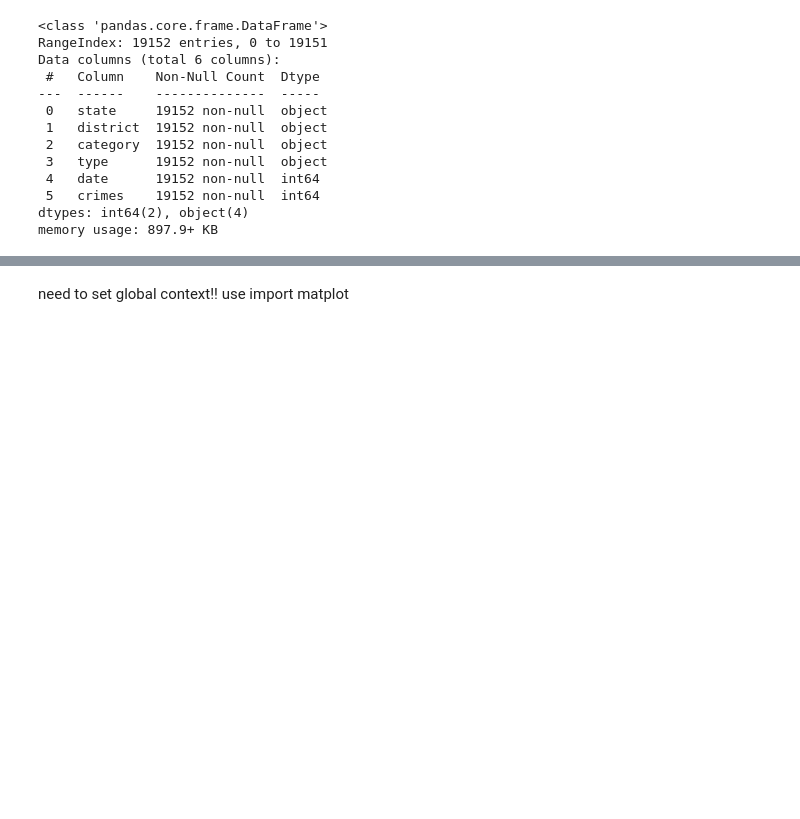
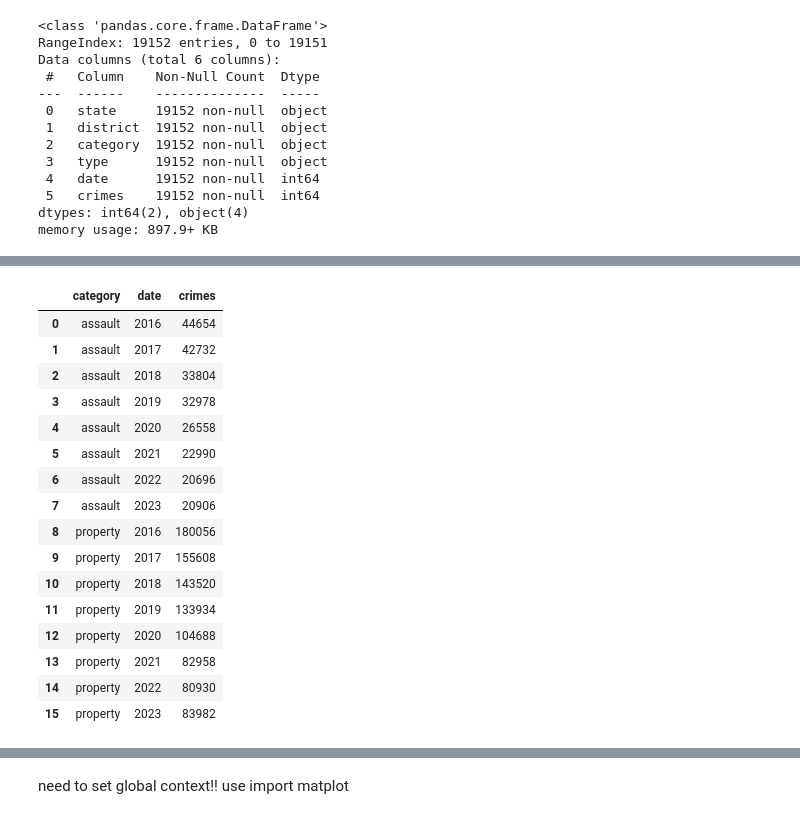
Before and after one commit to noorhzrh/Daily-Practice, a Jupyter notebook: Day 19 - advanced visualisation/my_mini_project.ipynb, the cells around one changed output, grey strips where cells are left out. Saved outputs shown, nothing was run; the diff lists cells and outputs as text; code cells hidden in the pictures; blank space fills up the shorter version.

```diff
--- a/Day 19 - advanced visualisation/my_mini_project.ipynb
+++ b/Day 19 - advanced visualisation/my_mini_project.ipynb
@@ -86,4 +76,23 @@ malaysia_df
 # %%
-crime_counts = (malaysia_df.groupby(['category','date'])['crimes'].sum().reset_index())
-# groupby date and category
+crime_countsdf = (malaysia_df.groupby(['category','date'])['crimes'].sum().reset_index())
+crime_countsdf
+# crimes are groupby date and category
+# %% [output]
+|  | category | date | crimes |
+| 0 | assault | 2016 | 44654 |
+| 1 | assault | 2017 | 42732 |
+| 2 | assault | 2018 | 33804 |
+| 3 | assault | 2019 | 32978 |
+| 4 | assault | 2020 | 26558 |
+| 5 | assault | 2021 | 22990 |
+| 6 | assault | 2022 | 20696 |
+| 7 | assault | 2023 | 20906 |
+| 8 | property | 2016 | 180056 |
+| 9 | property | 2017 | 155608 |
+| 10 | property | 2018 | 143520 |
+| 11 | property | 2019 | 133934 |
+| 12 | property | 2020 | 104688 |
+| 13 | property | 2021 | 82958 |
+| 14 | property | 2022 | 80930 |
+| 15 | property | 2023 | 83982 |
 # %%
```
Also changed, not shown: parts of 11 cells of this notebook, 1 other file.
